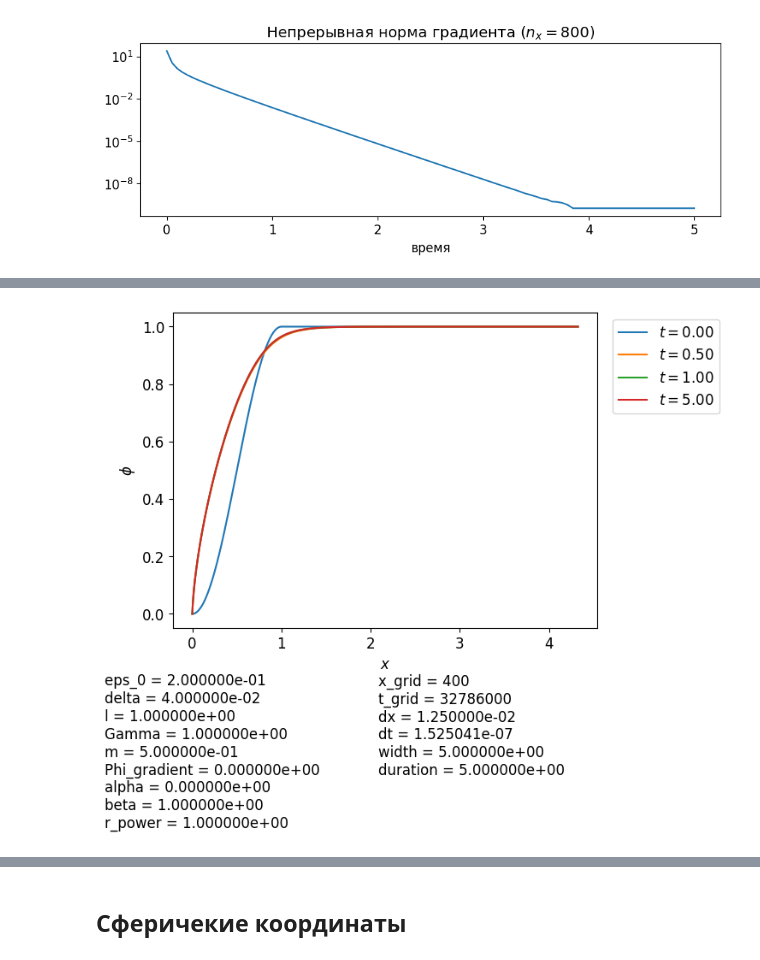
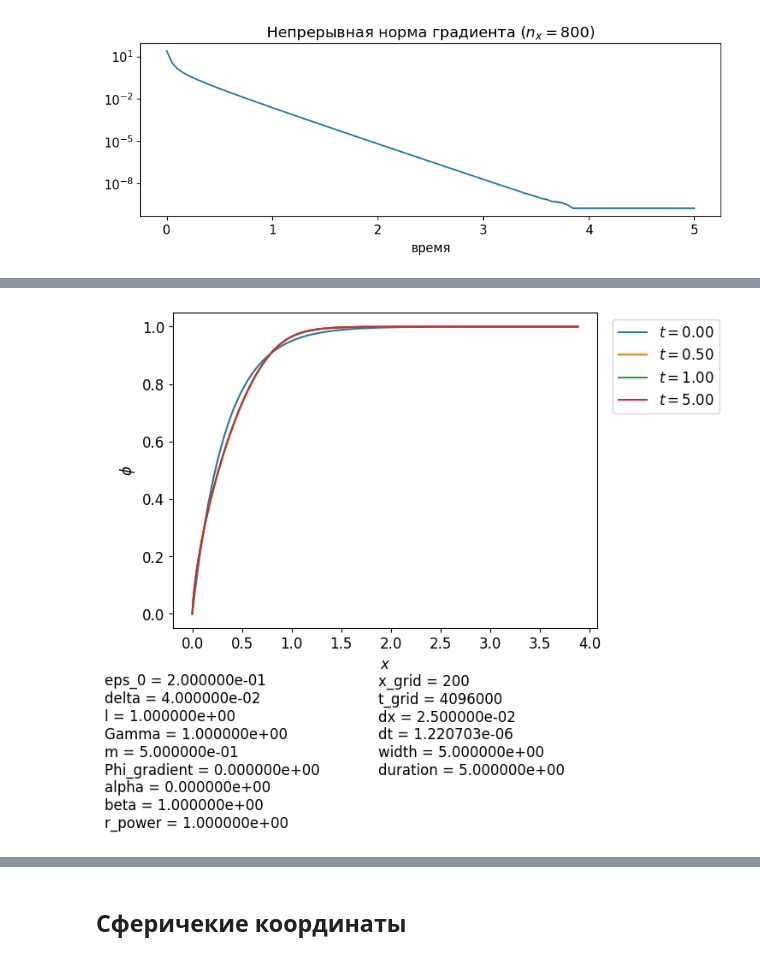
Before and after one commit to ponomarevandr/disruption, a Jupyter notebook: various_coordinates/experiments/test_laplasian/test_laplasian.ipynb, the cells around one changed output, grey strips where cells are left out. Saved outputs shown, nothing was run; the diff lists cells and outputs as text; code cells hidden in the pictures.

```diff
--- a/various_coordinates/experiments/test_laplasian/test_laplasian.ipynb
+++ b/various_coordinates/experiments/test_laplasian/test_laplasian.ipynb
@@ -67,5 +72,5 @@ norm_plot(model_cyl_800, '$n_x = 800$')
 # %%
-model_cyl_400_log = model_from_file('../../bin/model_cyl_400_log.csv')
-model_plot(model_cyl_400_log, [0, 0.5, 1, 5])
+model_cyl_200_log = model_from_file('values/model_cyl_200_log.csv')
+model_plot(model_cyl_200_log, [0, 0.5, 1, 5])
 # %% [output]
-[figure, old version]
+[figure, new version]
```
Also changed, not shown: parts of 25 cells of this notebook, 18 other files.
